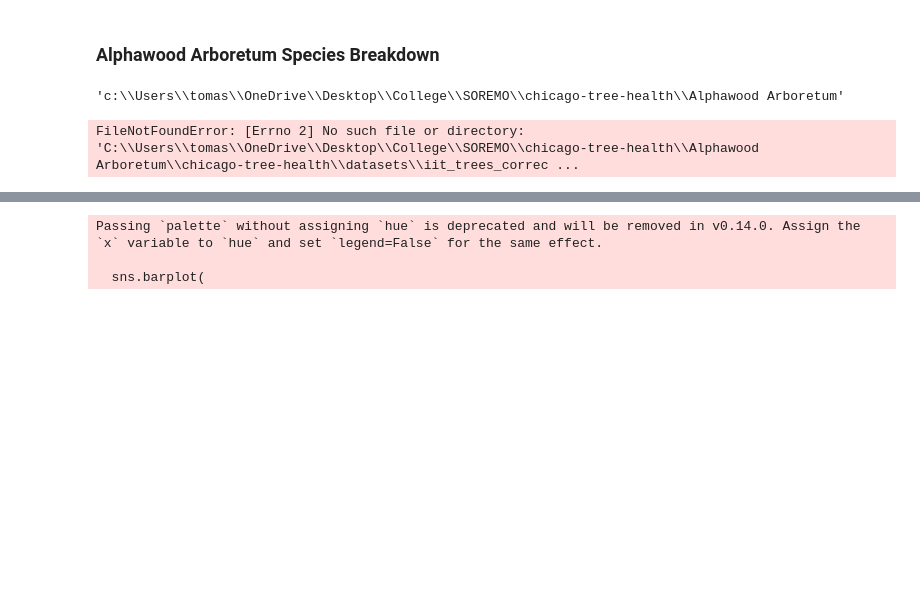
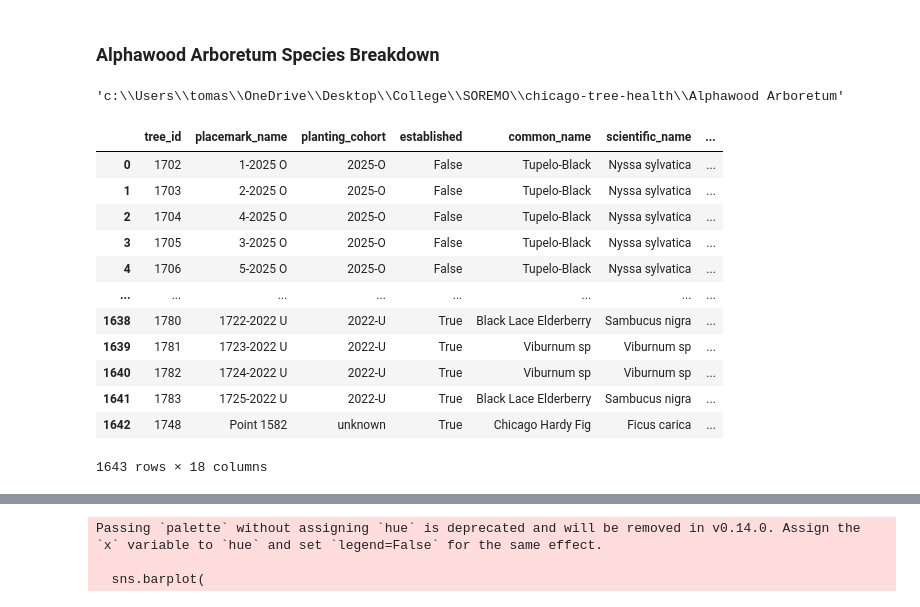
Before and after one commit to pbalea/chicago-tree-health, a Jupyter notebook: Alphawood Arboretum/alphawood_species_breakdown.ipynb, the cells around one changed output, grey strips where cells are left out. Cells and saved outputs as stored; diff of their text form; code cells hidden in the pictures; blank space fills up the shorter version.

```diff
--- a/Alphawood Arboretum/alphawood_species_breakdown.ipynb
+++ b/Alphawood Arboretum/alphawood_species_breakdown.ipynb
@@ -12,11 +12,23 @@ os.getcwd()
 # %%
 
 base = Path('__file__').resolve().parent
-df = pd.read_csv(base / 'chicago-tree-health/datasets/iit_trees_corrected(filters).csv')
+df = pd.read_csv(base / 'iit_trees_corrected(filters).csv')
 
-df.head()
+df
 # %% [output]
+|  | tree_id | placemark_name | planting_cohort | established | common_name | scientific_name | ... |
+| 0 | 1702 | 1-2025 O | 2025-O | False | Tupelo-Black | Nyssa sylvatica | ... |
+| 1 | 1703 | 2-2025 O | 2025-O | False | Tupelo-Black | Nyssa sylvatica | ... |
+| 2 | 1704 | 4-2025 O | 2025-O | False | Tupelo-Black | Nyssa sylvatica | ... |
+| 3 | 1705 | 3-2025 O | 2025-O | False | Tupelo-Black | Nyssa sylvatica | ... |
+| 4 | 1706 | 5-2025 O | 2025-O | False | Tupelo-Black | Nyssa sylvatica | ... |
+| ... | ... | ... | ... | ... | ... | ... | ... |
+| 1638 | 1780 | 1722-2022 U | 2022-U | True | Black Lace Elderberry | Sambucus nigra | ... |
+| 1639 | 1781 | 1723-2022 U | 2022-U | True | Viburnum sp | Viburnum sp | ... |
+| 1640 | 1782 | 1724-2022 U | 2022-U | True | Viburnum sp | Viburnum sp | ... |
+| 1641 | 1783 | 1725-2022 U | 2022-U | True | Black Lace Elderberry | Sambucus nigra | ... |
+| 1642 | 1748 | Point 1582 | unknown | True | Chicago Hardy Fig | Ficus carica | ... |
-FileNotFoundError: [Errno 2] No such file or directory: 'C:\\Users\\tomas\\OneDrive\\Desktop\\College\\SOREMO\\chicago-tree-health\\Alphawood Arboretum\\chicago-tree-health\\datasets\\iit_trees_correc ...
+1643 rows × 18 columns
 # %%
 df_est = df[df['established'] == True]
 
```
Also changed, not shown: parts of 5 cells of this notebook, 3 other files.
